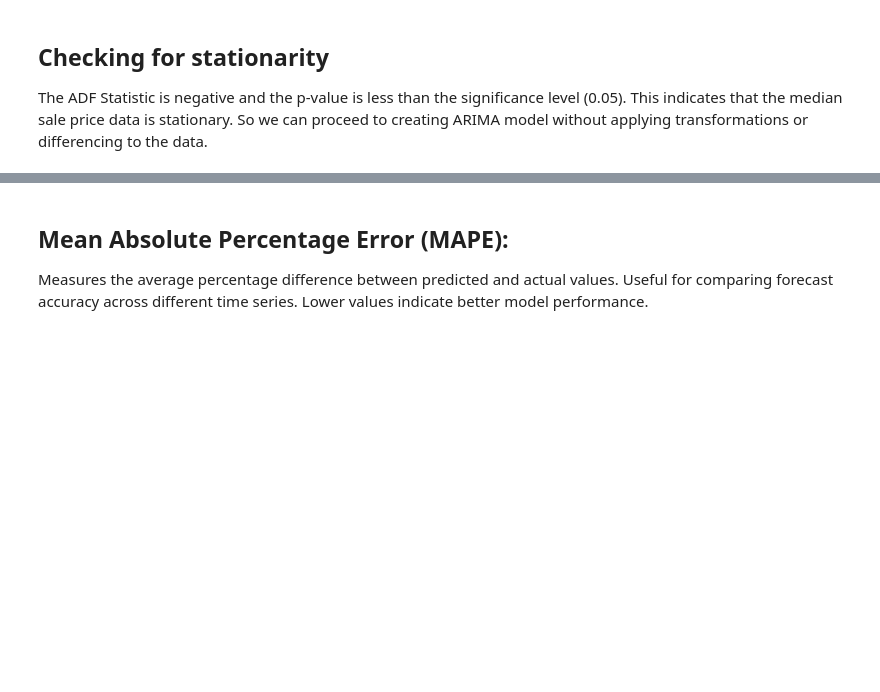
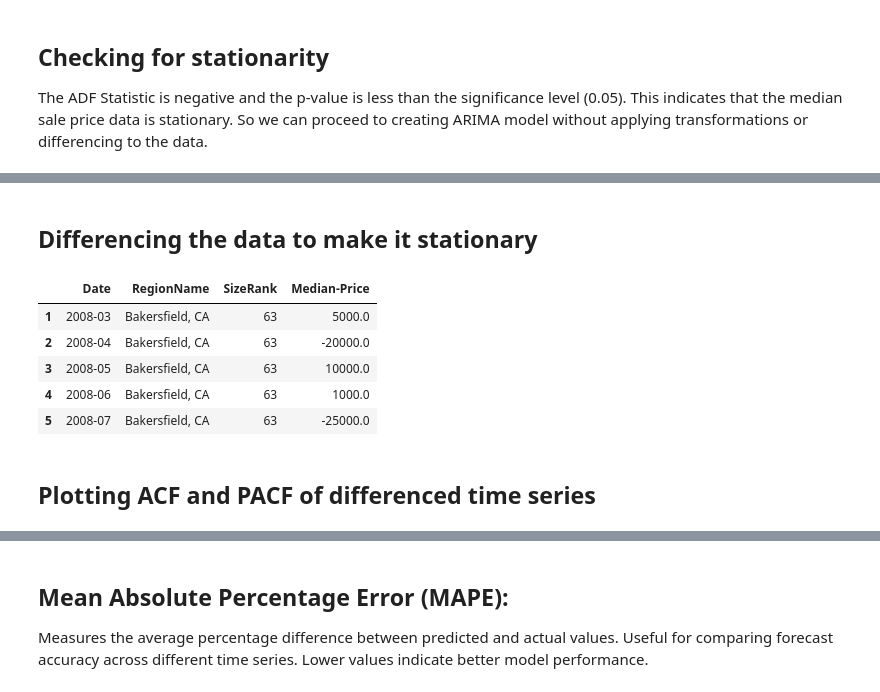
Before and after one commit to ImMaxRoss/time_series_modeling, a Jupyter notebook: zillow_time_series_analysis.ipynb, the cells around one changed output, grey strips where cells are left out. Drawn from its saved outputs; the diff is of its cells as text; code cells hidden in the pictures; blank space fills up the shorter version.

```diff
--- a/zillow_time_series_analysis.ipynb
+++ b/zillow_time_series_analysis.ipynb
@@ -133,0 +141,22 @@ p-value: 0.000000
+# %%
+# Grouping DataFrame by 'RegionName'
+grouped = df.groupby('RegionName')
+
+# For each group (RegionName) apply ADF test
+for region, group in grouped:
+
+    # Performing Augmented Dickey Fuller test
+    result = adfuller(group['Median-Price'])
+
+    # Print Region Name, Test Statistics and p-value
+    print(f"Region Name: {region}")
+    print(f"Test Statistics: {result[0]}")
+    print(f"p-value: {result[1]}")
+
+    # Determine if the data is stationary
+    if result[1] < 0.05:
+        print("Data is stationary")
+    else:
+        print("Data is not stationary")
+
+    print("\n")
@@ -133,0 +181,2 @@ p-value: 0.000000
+# %% [markdown]
+## Differencing the data to make it stationary
@@ -133,0 +197,11 @@ p-value: 0.000000
+# %%
+diff_df.head()
+# %% [output]
+|  | Date | RegionName | SizeRank | Median-Price |
+| 1 | 2008-03 | Bakersfield, CA | 63 | 5000.0 |
+| 2 | 2008-04 | Bakersfield, CA | 63 | -20000.0 |
+| 3 | 2008-05 | Bakersfield, CA | 63 | 10000.0 |
+| 4 | 2008-06 | Bakersfield, CA | 63 | 1000.0 |
+| 5 | 2008-07 | Bakersfield, CA | 63 | -25000.0 |
+# %% [markdown]
+## Plotting ACF and PACF of differenced time series
```
Also changed, not shown: parts of 14 cells of this notebook.
